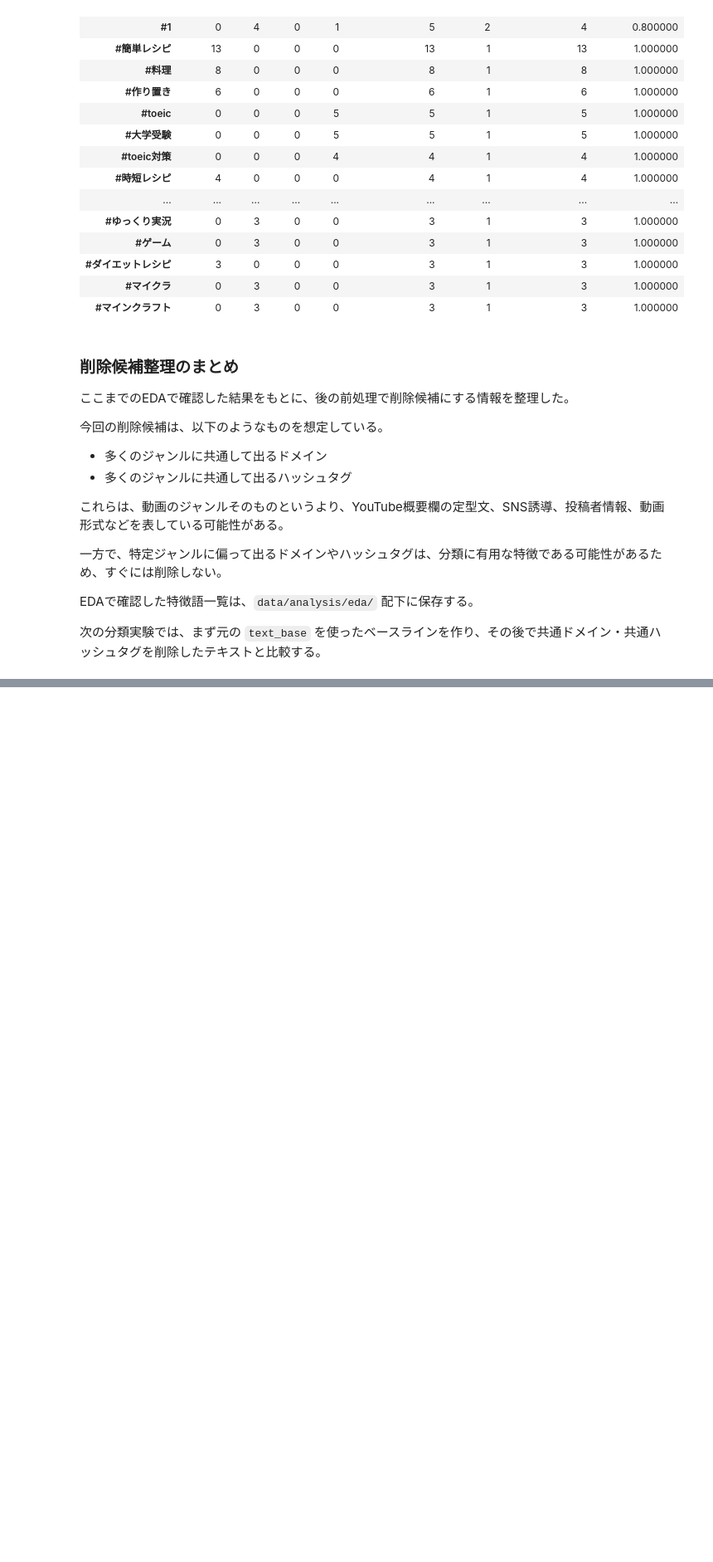
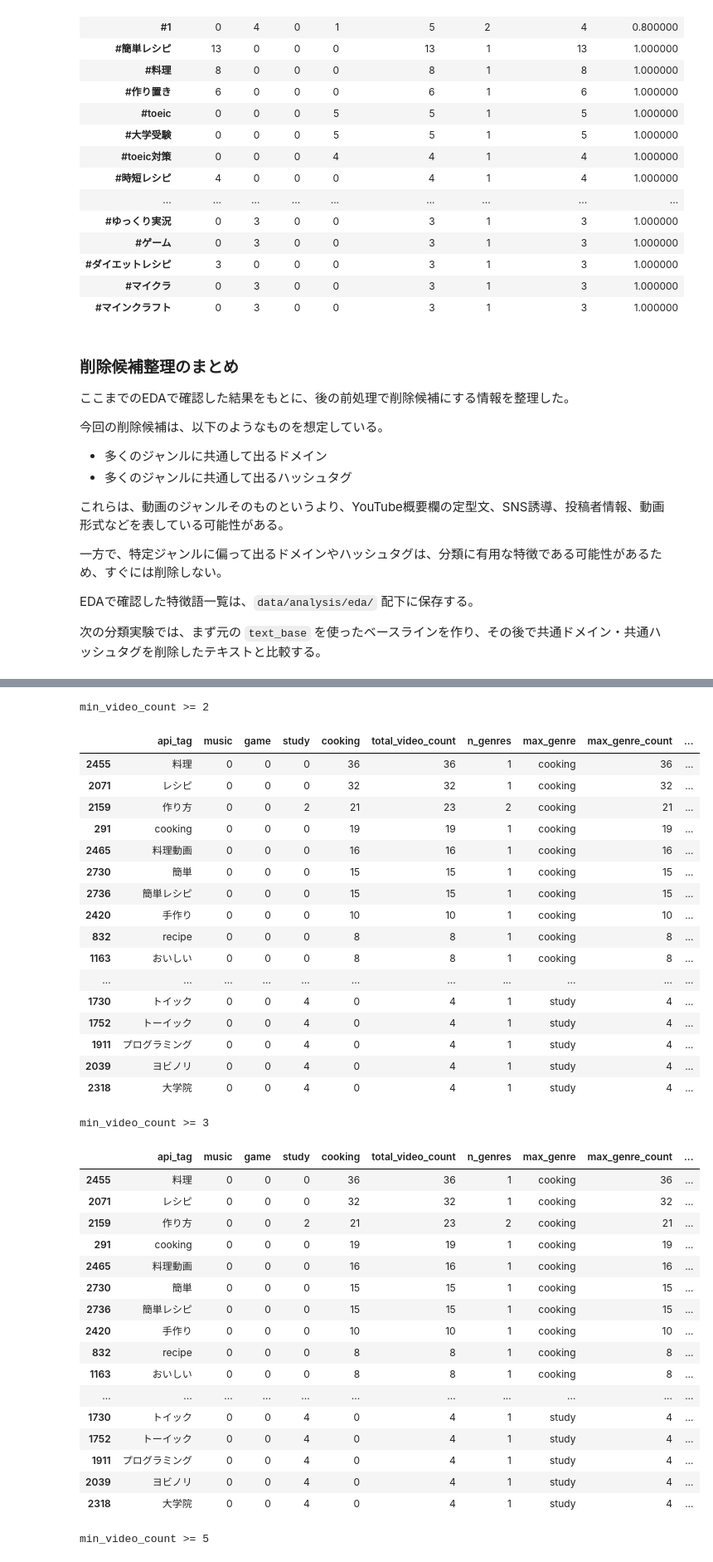
Before and after one commit to eash-misoni/youtube-playlist-classifier-poc, a Jupyter notebook: notebooks/03_eda_visualization.ipynb, the cells around one changed output, grey strips where cells are left out. Shown at 83% size. Drawn from its saved outputs; the diff is of its cells as text; code cells hidden in the pictures; blank space fills up the shorter version.

```diff
--- a/notebooks/03_eda_visualization.ipynb
+++ b/notebooks/03_eda_visualization.ipynb
@@ -2380,0 +3895,24 @@ EDAで確認した特徴語一覧は、`data/analysis/eda/` 配下に保存す
+# %%
+api_tag_cutoff_records = []
+
+for min_video_count in [1, 2, 3, 5, 10]:
+    target = api_tag_count_summary[
+        api_tag_count_summary["total_video_count"] >= min_video_count
+    ]
+
+    api_tag_cutoff_records.append(
+        {
+            "min_video_count": min_video_count,
+            "remaining_api_tag_count": len(target),
+            "remaining_video_api_tag_pairs": target["total_video_count"].sum(),
+            "single_genre_api_tag_count": (target["n_genres"] == 1).sum(),
+            "multi_genre_api_tag_count": (target["n_genres"] >= 2).sum(),
+            "highly_genre_biased_count": (
+                target["max_genre_ratio"] >= 0.8
+            ).sum(),
+        }
+    )
+
+api_tag_cutoff_summary = pd.DataFrame(api_tag_cutoff_records)
+
+api_tag_cutoff_summary
@@ -2380,0 +3926,53 @@ EDAで確認した特徴語一覧は、`data/analysis/eda/` 配下に保存す
+# %%
+for min_video_count in [2, 3, 5]:
+    print(f"min_video_count >= {min_video_count}")
+
+    display(
+        api_tag_count_summary[
+            api_tag_count_summary["total_video_count"] >= min_video_count
+        ]
+        .sort_values(
+            ["max_genre", "total_video_count", "max_genre_ratio", "api_tag"],
+            ascending=[True, False, False, True],
+        )
+        .groupby("max_genre")
+        .head(15)
+    )
+# %% [output]
+min_video_count >= 2
+|  | api_tag | music | game | study | cooking | total_video_count | n_genres | max_genre | max_genre_count | ... |
+| 2455 | 料理 | 0 | 0 | 0 | 36 | 36 | 1 | cooking | 36 | ... |
+| 2071 | レシピ | 0 | 0 | 0 | 32 | 32 | 1 | cooking | 32 | ... |
+| 2159 | 作り方 | 0 | 0 | 2 | 21 | 23 | 2 | cooking | 21 | ... |
+| 291 | cooking | 0 | 0 | 0 | 19 | 19 | 1 | cooking | 19 | ... |
+| 2465 | 料理動画 | 0 | 0 | 0 | 16 | 16 | 1 | cooking | 16 | ... |
+| 2730 | 簡単 | 0 | 0 | 0 | 15 | 15 | 1 | cooking | 15 | ... |
+| 2736 | 簡単レシピ | 0 | 0 | 0 | 15 | 15 | 1 | cooking | 15 | ... |
+| 2420 | 手作り | 0 | 0 | 0 | 10 | 10 | 1 | cooking | 10 | ... |
+| 832 | recipe | 0 | 0 | 0 | 8 | 8 | 1 | cooking | 8 | ... |
+| 1163 | おいしい | 0 | 0 | 0 | 8 | 8 | 1 | cooking | 8 | ... |
+| ... | ... | ... | ... | ... | ... | ... | ... | ... | ... | ... |
+| 1730 | トイック | 0 | 0 | 4 | 0 | 4 | 1 | study | 4 | ... |
+| 1752 | トーイック | 0 | 0 | 4 | 0 | 4 | 1 | study | 4 | ... |
+| 1911 | プログラミング | 0 | 0 | 4 | 0 | 4 | 1 | study | 4 | ... |
+| 2039 | ヨビノリ | 0 | 0 | 4 | 0 | 4 | 1 | study | 4 | ... |
+| 2318 | 大学院 | 0 | 0 | 4 | 0 | 4 | 1 | study | 4 | ... |
+min_video_count >= 3
+|  | api_tag | music | game | study | cooking | total_video_count | n_genres | max_genre | max_genre_count | ... |
+| 2455 | 料理 | 0 | 0 | 0 | 36 | 36 | 1 | cooking | 36 | ... |
+| 2071 | レシピ | 0 | 0 | 0 | 32 | 32 | 1 | cooking | 32 | ... |
+| 2159 | 作り方 | 0 | 0 | 2 | 21 | 23 | 2 | cooking | 21 | ... |
+| 291 | cooking | 0 | 0 | 0 | 19 | 19 | 1 | cooking | 19 | ... |
+| 2465 | 料理動画 | 0 | 0 | 0 | 16 | 16 | 1 | cooking | 16 | ... |
+| 2730 | 簡単 | 0 | 0 | 0 | 15 | 15 | 1 | cooking | 15 | ... |
+| 2736 | 簡単レシピ | 0 | 0 | 0 | 15 | 15 | 1 | cooking | 15 | ... |
+| 2420 | 手作り | 0 | 0 | 0 | 10 | 10 | 1 | cooking | 10 | ... |
+| 832 | recipe | 0 | 0 | 0 | 8 | 8 | 1 | cooking | 8 | ... |
+| 1163 | おいしい | 0 | 0 | 0 | 8 | 8 | 1 | cooking | 8 | ... |
+| ... | ... | ... | ... | ... | ... | ... | ... | ... | ... | ... |
+| 1730 | トイック | 0 | 0 | 4 | 0 | 4 | 1 | study | 4 | ... |
+| 1752 | トーイック | 0 | 0 | 4 | 0 | 4 | 1 | study | 4 | ... |
+| 1911 | プログラミング | 0 | 0 | 4 | 0 | 4 | 1 | study | 4 | ... |
+| 2039 | ヨビノリ | 0 | 0 | 4 | 0 | 4 | 1 | study | 4 | ... |
+| 2318 | 大学院 | 0 | 0 | 4 | 0 | 4 | 1 | study | 4 | ... |
+min_video_count >= 5
```
Also changed, not shown: parts of 78 cells of this notebook.
